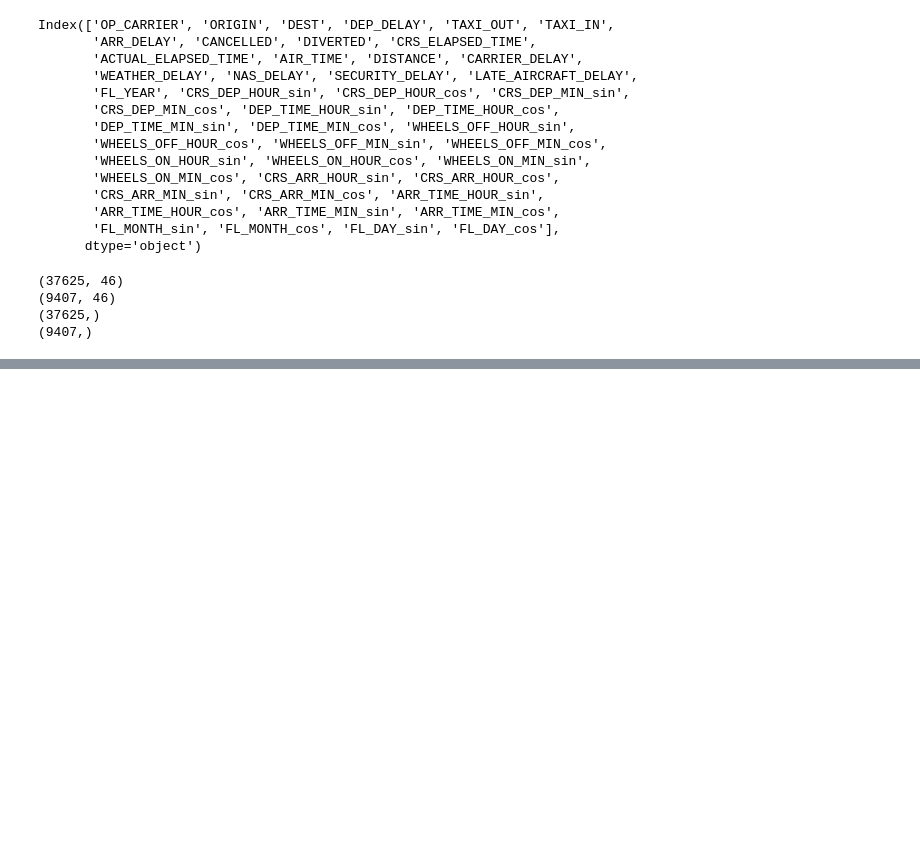
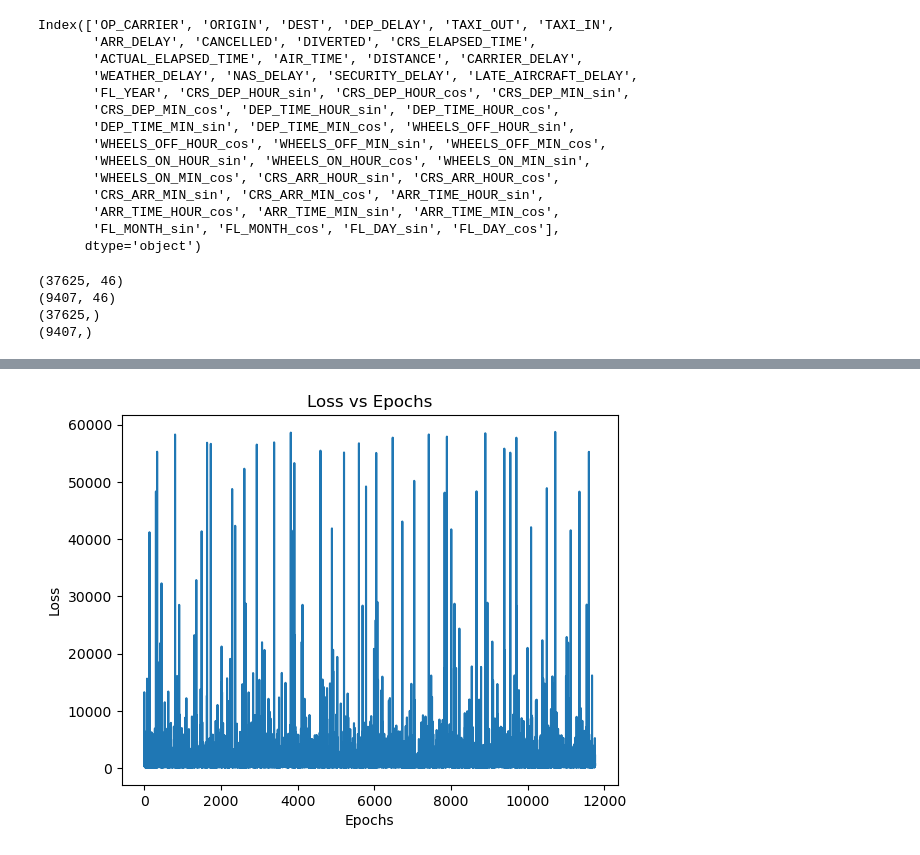
Before and after one commit to Delayma-ML/Delayma, a Jupyter notebook: main.ipynb, the cells around one changed output, grey strips where cells are left out. Cells and saved outputs as stored; diff of their text form; code cells hidden in the pictures; blank space fills up the shorter version.

```diff
--- a/main.ipynb
+++ b/main.ipynb
@@ -261,3 +268,9 @@ X_test['DEST'] = labelEncoder_DEST.transform(X_test['DEST'])
+# %%
+# converting dataframe to numpy array
+X_train = X_train.to_numpy()
+X_test = X_test.to_numpy()
+y_train = y_train.to_numpy()
+y_test = y_test.to_numpy()
 # %%
 # standardization of data
 scaler = StandardScaler()
@@ -267,5 +280,15 @@ X_test = scaler.transform(X_test)
 # converting numpy arrays to tensors
 X_train = torch.from_numpy(X_train)
 X_test = torch.from_numpy(X_test)
-y_train = torch.from_numpy(y_train.values)
-y_test = torch.from_numpy(y_test.values)
+y_train = torch.from_numpy(y_train)
+y_test = torch.from_numpy(y_test)
+# %%
+# convert to float32
+X_train = X_train.float()
+X_test = X_test.float()
+y_train = y_train.float()
+y_test = y_test.float()
+# %%
+num_of_features = X_train.shape[1]
+num_of_epochs = 10
+learning_rate = 1e-3
@@ -271,0 +369,9 @@ y_test = torch.from_numpy(y_test.values)
+# %%
+# plot the loss values
+plt.plot(loss)
+plt.xlabel('Epochs')
+plt.ylabel('Loss')
+plt.title('Loss vs Epochs')
+plt.show()
+# %% [output]
+[figure, added]
```
Also changed, not shown: parts of 10 cells of this notebook, 3 other files.
